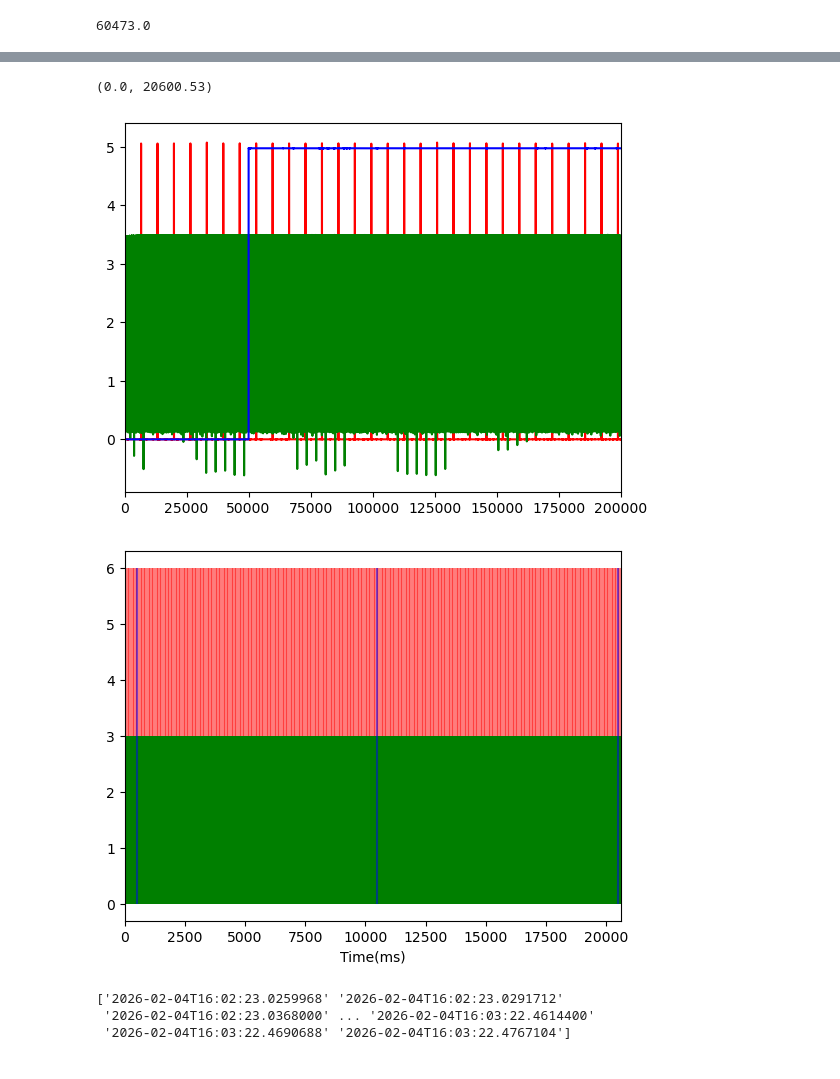
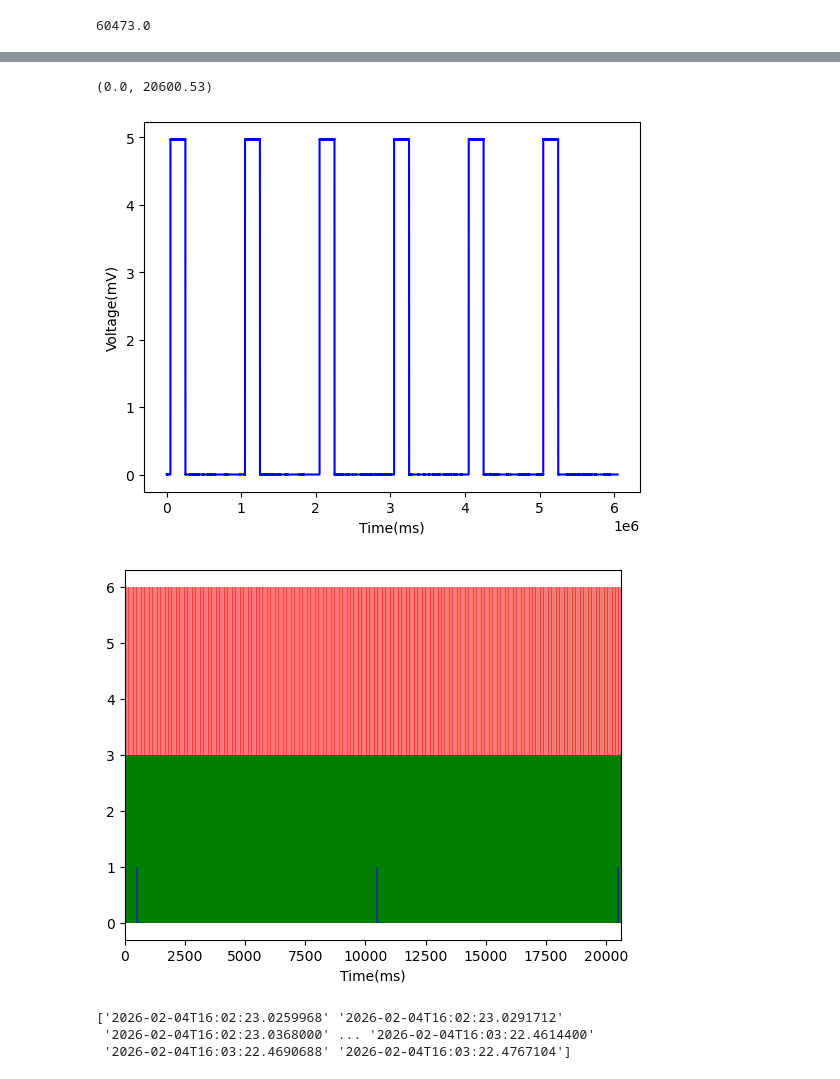
Before and after one commit to ptarabishi/maui_codebook, a Jupyter notebook: notebooks/2026_02_05_timesynch.ipynb, the cells around one changed output, grey strips where cells are left out. Drawn from its saved outputs; the diff is of its cells as text; code cells hidden in the pictures.

```diff
--- a/notebooks/2026_02_05_timesynch.ipynb
+++ b/notebooks/2026_02_05_timesynch.ipynb
@@ -85,21 +70,23 @@ print(scope_timestamps_ttl)
 # %%
 # plot all frame timestamps
 
-plt.plot(ttl_csv['Scope'], color='r')
-plt.plot(ttl_csv['Side Camera'], color='g')
+# plt.plot(ttl_csv['Scope'], color='r')
+# plt.plot(ttl_csv['Side Camera'], color='g')
 plt.plot(ttl_csv['Opto'], color='b')
-plt.xlim(0, 200000)
+plt.xlabel('Time(ms)')
+plt.ylabel('Voltage(mV)')
+# plt.xlim(0, 200000)
 
 plt.figure()
 plt.vlines(scope_timestamps_ttl,0,6, colors='r', alpha=0.5)
 plt.vlines(camera_timestamps_ttl,0,3, colors='g', alpha=0.5)
-plt.vlines(opto_timestamps_ttl,0,6, colors='b', alpha=0.5)
+plt.vlines(opto_timestamps_ttl,0,1, colors='b', alpha=0.5)
 plt.xlabel('Time(ms)')
 plt.xlim(0,opto_timestamps_ttl[2]+100)
 # %% [output]
 (0.0, 20600.53)
-[figure, old version]
+[figure, new version]
-[figure, old version]
+[figure, new version]
 # %%
 
 bonsai_csv = pd.read_csv(bonsai_path, header=None)
```
Also changed, not shown: parts of 6 cells of this notebook, 1 other file.
